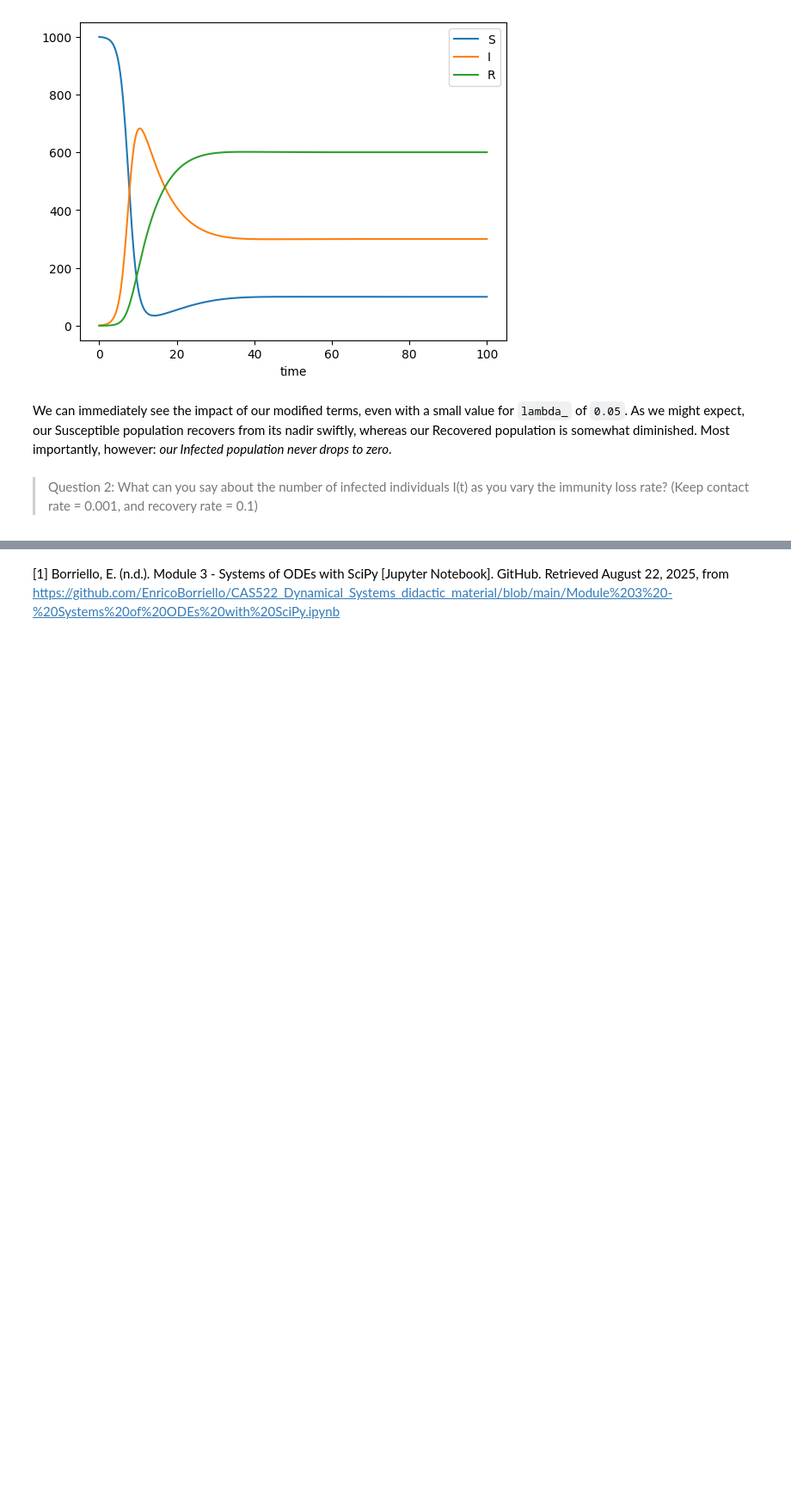
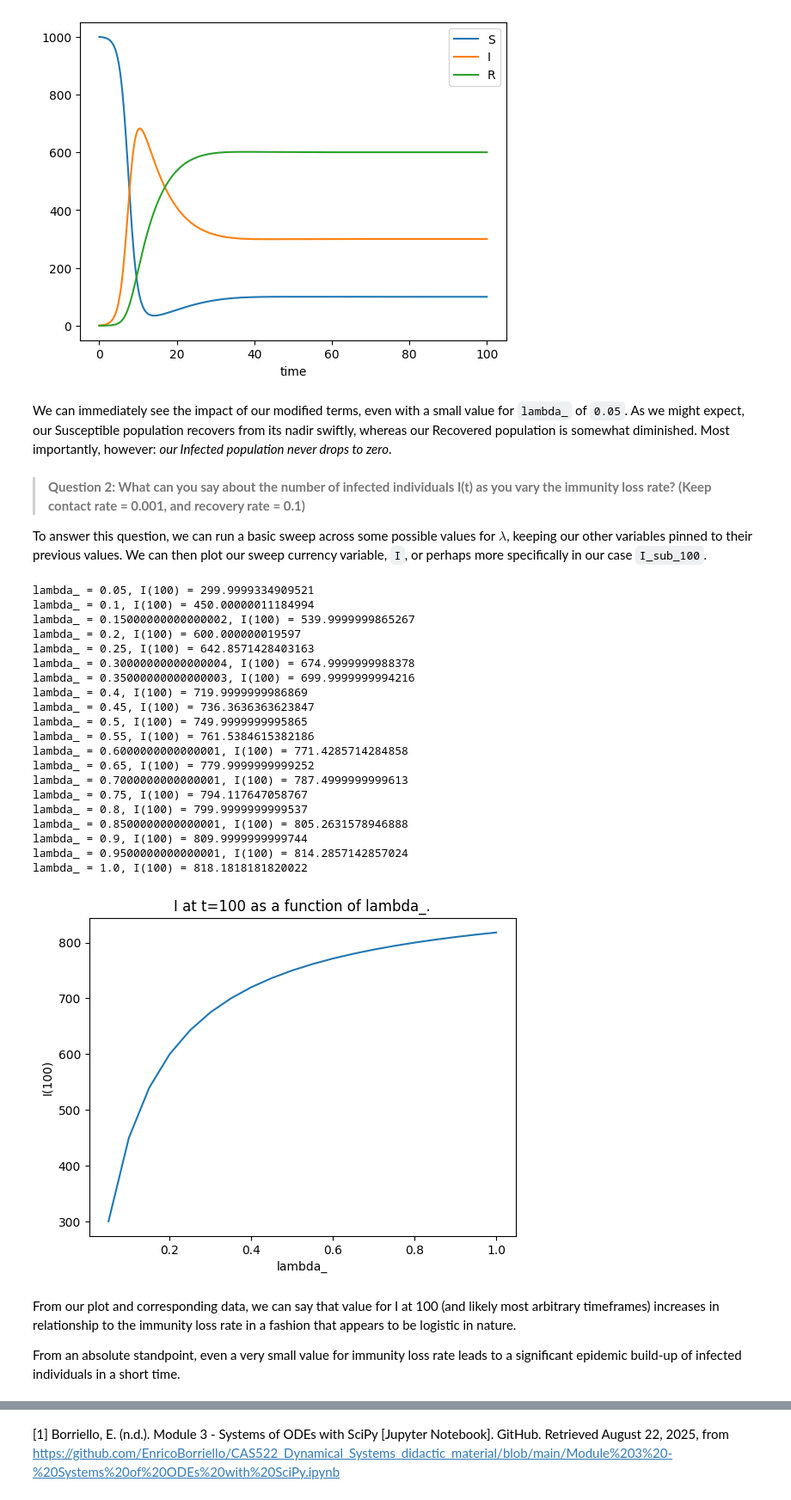
Before and after one commit to peterdresslar/Dresslar_CAS522, a Jupyter notebook: notebooks/Dresslar_CAS522_M3.ipynb, the cells around one changed output, grey strips where cells are left out. Shown at 86% size. Drawn from its saved outputs; the diff is of its cells as text; code cells hidden in the pictures; blank space fills up the shorter version.

```diff
--- a/notebooks/Dresslar_CAS522_M3.ipynb
+++ b/notebooks/Dresslar_CAS522_M3.ipynb
@@ -129,4 +128,58 @@ plot_solution(t, x_S, x_I, x_R)
 # %% [markdown]
 We can immediately see the impact of our modified terms, even with a small value for `lambda_` of `0.05`. As we might expect, our Susceptible population recovers from its nadir swiftly, whereas our Recovered population is somewhat diminished. Most importantly, however: *our Infected population never drops to zero*.
 # %% [markdown]
-> Question 2: What can you say about the number of infected individuals I(t) as you vary the immunity loss rate? (Keep contact rate = 0.001, and recovery rate = 0.1)
+> **Question 2: What can you say about the number of infected individuals I(t) as you vary the immunity loss rate? (Keep contact rate = 0.001, and recovery rate = 0.1)**
+
+To answer this question, we can run a basic sweep across some possible values for $\lambda $, keeping our other variables pinned to their previous values. We can then plot our sweep currency variable, `I`, or perhaps more specifically in our case `I_sub_100`.
+# %%
+# To begin, we need a range of lambda_ values to sweep across.
+# We know that lambda_ = 0.05 will prevent a collapse of infected individuals,
+# which for now is an edge case that we would like to avoid. So, we will start with 0.05
+# and increment by 0.05 until we reach 1.0.
+
+lambdas_ = np.arange(0.05, 1.05, 0.05)  # i should have used this approach for the prior assignment!!
+
+# lets also prepare a results array to store our results
+I_sub_100s = np.zeros(len(lambdas_))  # okay, that's a clunky name, I'll admit it.
+
+# now we can run our modified model for each lambda_ value
+for i, lambda_ in enumerate(lambdas_):
+    x = solve_one(x0,t)
+    x_S, x_I, x_R = unpack_solution(x)
+    I_sub_100s[i] = x_I[-1] # last value of I(t)
+
+for i in range(len(lambdas_)):
+    print(f"lambda_ = {lambdas_[i]}, I(100) = {I_sub_100s[i]}")
+
+# now we can plot our results
+plt.plot(lambdas_, I_sub_100s)
+plt.title('I at t=100 as a function of lambda_.')
+plt.xlabel('lambda_')
+plt.ylabel('I(100)')
+plt.show()
+# %% [output]
+lambda_ = 0.05, I(100) = 299.9999334909521
+lambda_ = 0.1, I(100) = 450.00000011184994
+lambda_ = 0.15000000000000002, I(100) = 539.9999999865267
+lambda_ = 0.2, I(100) = 600.000000019597
+lambda_ = 0.25, I(100) = 642.8571428403163
+lambda_ = 0.30000000000000004, I(100) = 674.9999999988378
+lambda_ = 0.35000000000000003, I(100) = 699.9999999994216
+lambda_ = 0.4, I(100) = 719.9999999986869
+lambda_ = 0.45, I(100) = 736.3636363623847
+lambda_ = 0.5, I(100) = 749.9999999995865
+lambda_ = 0.55, I(100) = 761.5384615382186
+lambda_ = 0.6000000000000001, I(100) = 771.4285714284858
+lambda_ = 0.65, I(100) = 779.9999999999252
+lambda_ = 0.7000000000000001, I(100) = 787.4999999999613
+lambda_ = 0.75, I(100) = 794.117647058767
+lambda_ = 0.8, I(100) = 799.9999999999537
+lambda_ = 0.8500000000000001, I(100) = 805.2631578946888
+lambda_ = 0.9, I(100) = 809.9999999999744
+lambda_ = 0.9500000000000001, I(100) = 814.2857142857024
+lambda_ = 1.0, I(100) = 818.1818181820022
+[figure, added]
+# %% [markdown]
+From our plot and corresponding data, we can say that value for I at 100 (and likely most arbitrary timeframes) increases in relationship to the immunity loss rate in a fashion that appears to be logistic in nature.
+
+From an absolute standpoint, even a very small value for immunity loss rate leads to a significant epidemic build-up of infected individuals in a short time.
```
Also changed, not shown: parts of 7 cells of this notebook.
